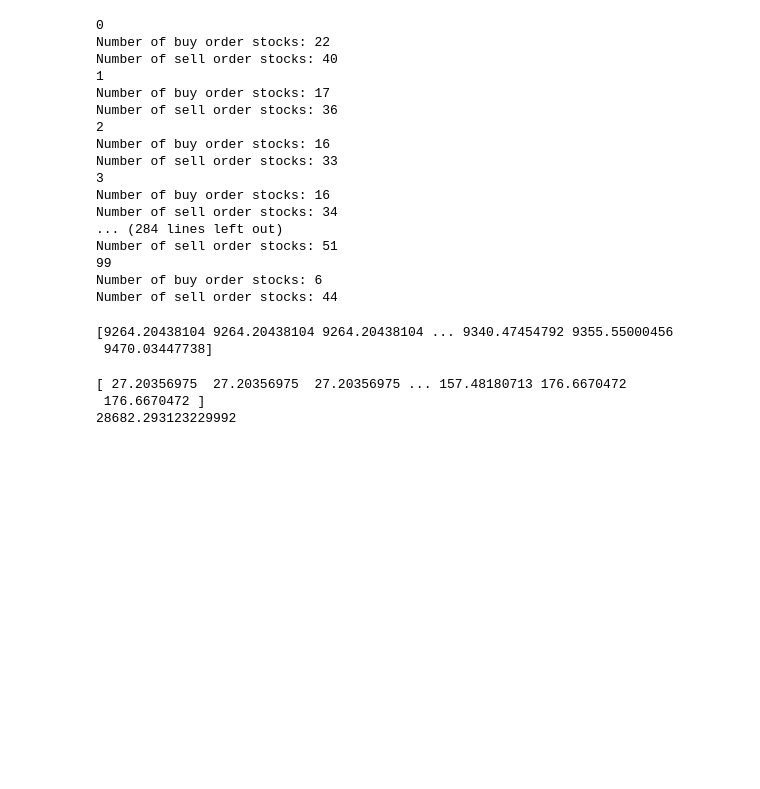
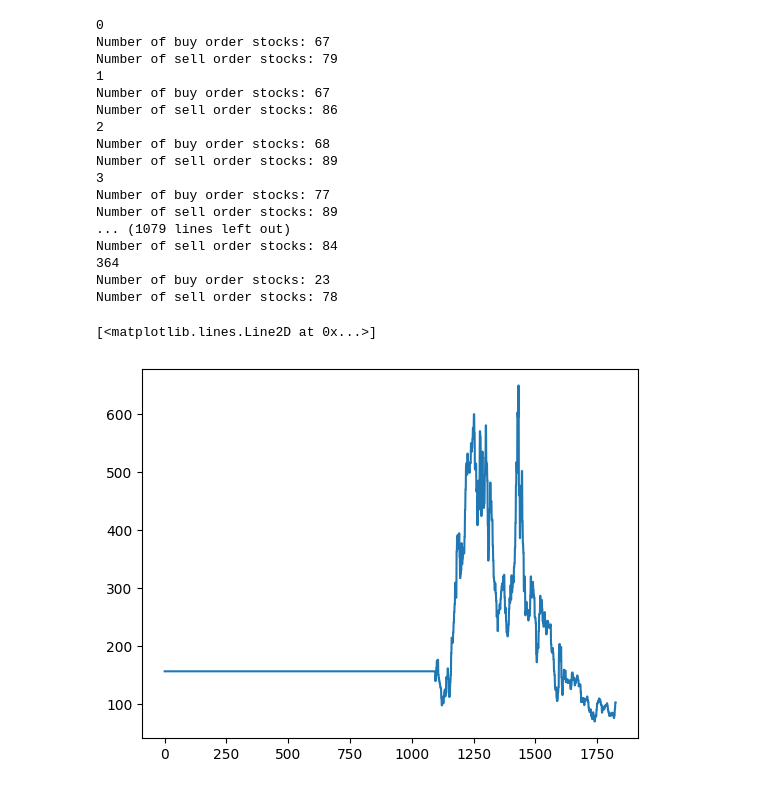
Before and after one commit to jaredpomerantz/stockmarketsim, a Jupyter notebook: examples/run_market.ipynb, the cells around one changed output. Cells and saved outputs as stored; diff of their text form; code cells hidden in the pictures; blank space fills up the shorter version.

Commit message:
new policies, tuning market

```diff
--- a/examples/run_market.ipynb
+++ b/examples/run_market.ipynb
@@ -57,6 +59,6 @@ def generate_participants(
 N_STOCKS = 100
 N_PARTICIPANTS = 50
 
-market = Market(stocks=generate_stocks(N_STOCKS), interest_rate_apy=0.001)
+market = Market(stocks=generate_stocks(N_STOCKS), interest_rate_apy=0.03)
 # %%
 market.add_participants(
@@ -91,34 +133,31 @@ market.add_participants(
 # %%
-for i in range(100):
+N_TIMESTEPS = 365
+
+for i in range(N_TIMESTEPS):
     print(i)
     market.step_market()
 # %% [output]
 0
-Number of buy order stocks: 22
-Number of sell order stocks: 40
+Number of buy order stocks: 67
+Number of sell order stocks: 79
 1
-Number of buy order stocks: 17
-Number of sell order stocks: 36
+Number of buy order stocks: 67
+Number of sell order stocks: 86
 2
-Number of buy order stocks: 16
-Number of sell order stocks: 33
+Number of buy order stocks: 68
+Number of sell order stocks: 89
 3
-Number of buy order stocks: 16
-Number of sell order stocks: 34
-... (284 lines left out)
-Number of sell order stocks: 51
-99
-Number of buy order stocks: 6
-Number of sell order stocks: 44
+Number of buy order stocks: 77
+Number of sell order stocks: 89
+... (1079 lines left out)
+Number of sell order stocks: 84
+364
+Number of buy order stocks: 23
+Number of sell order stocks: 78
-# %%
-print(market.participants[10].stock_portfolio.value_history)
-# %% [output]
-[9264.20438104 9264.20438104 9264.20438104 ... 9340.47454792 9355.55000456
- 9470.03447738]
 # %%
-print(market.stocks[10].price_history)
-print(market.stocks[10].earning_value_of_assets)
+i = 25
+
+plt.plot(market.stocks[i].price_history)
 # %% [output]
-[ 27.20356975  27.20356975  27.20356975 ... 157.48180713 176.6670472
- 176.6670472 ]
-28682.293123229992
+[<matplotlib.lines.Line2D at 0x...>]
+[figure, added]
```
Also changed, not shown: parts of 4 cells of this notebook, 9 other files.
